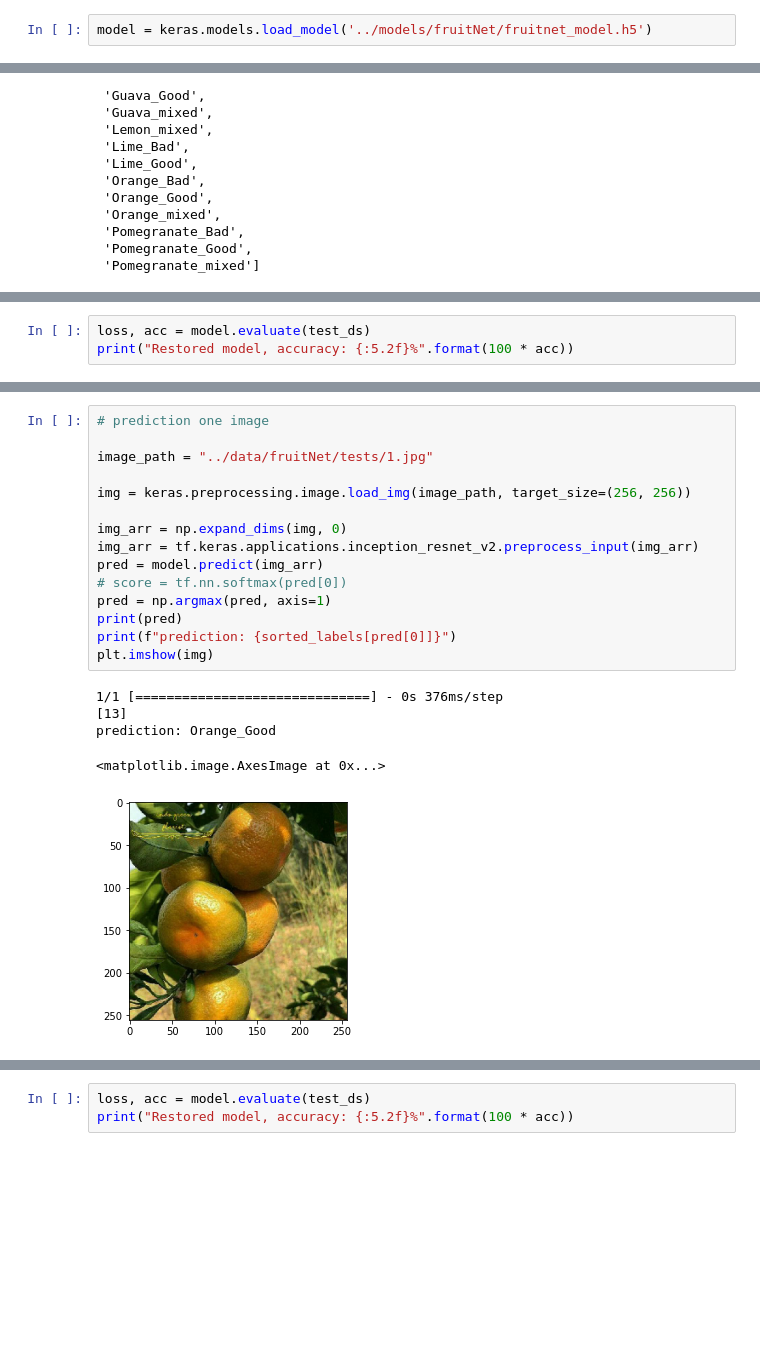
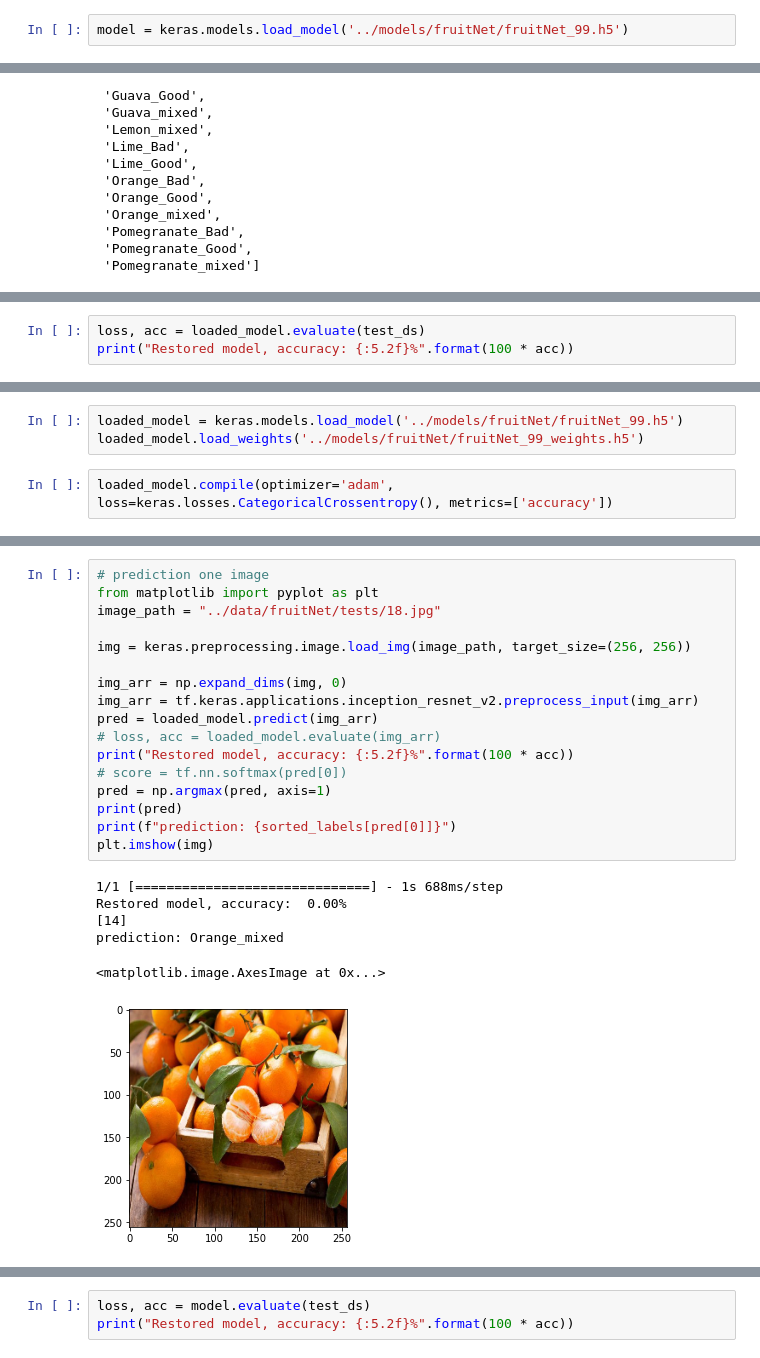
Before and after one commit to Da-Risset/product-expiration-reminder, a Jupyter notebook: notebooks/fruitNet_pred.ipynb, the cells around one changed output, grey strips where cells are left out. Saved outputs shown, nothing was run; the diff lists cells and outputs as text; blank space fills up the shorter version.

```diff
--- a/notebooks/fruitNet_pred.ipynb
+++ b/notebooks/fruitNet_pred.ipynb
@@ -3,4 +3,4 @@ import numpy as np
 import tensorflow as tf
 from tensorflow import keras
 # %%
-model = keras.models.load_model('../models/fruitNet/fruitnet_model.h5')
+model = keras.models.load_model('../models/fruitNet/fruitNet_99.h5')
@@ -104,4 +102,4 @@ sorted_labels
 # %%
-loss, acc = model.evaluate(test_ds)
+loss, acc = loaded_model.evaluate(test_ds)
 print("Restored model, accuracy: {:5.2f}%".format(100 * acc))
 # %% [output]
@@ -156,0 +182,5 @@ Apple_Good
+# %%
+loaded_model = keras.models.load_model('../models/fruitNet/fruitNet_99.h5')
+loaded_model.load_weights('../models/fruitNet/fruitNet_99_weights.h5')
+# %%
+loaded_model.compile(optimizer='adam', loss=keras.losses.CategoricalCrossentropy(), metrics=['accuracy'])
@@ -157,24 +247,27 @@ Apple_Good
 # %%
 # prediction one image
-
-image_path = "../data/fruitNet/tests/1.jpg"
+from matplotlib import pyplot as plt
+image_path = "../data/fruitNet/tests/18.jpg"
 
 img = keras.preprocessing.image.load_img(image_path, target_size=(256, 256))
 
 img_arr = np.expand_dims(img, 0)
 img_arr = tf.keras.applications.inception_resnet_v2.preprocess_input(img_arr)
-pred = model.predict(img_arr)
+pred = loaded_model.predict(img_arr)
+# loss, acc = loaded_model.evaluate(img_arr)
+print("Restored model, accuracy: {:5.2f}%".format(100 * acc))
 # score = tf.nn.softmax(pred[0])
 pred = np.argmax(pred, axis=1)
 print(pred)
 print(f"prediction: {sorted_labels[pred[0]]}")
 plt.imshow(img)
 # %% [output]
-1/1 [==============================] - 0s 376ms/step
-[13]
-prediction: Orange_Good
+1/1 [==============================] - 1s 688ms/step
+Restored model, accuracy:  0.00%
+[14]
+prediction: Orange_mixed
 <matplotlib.image.AxesImage at 0x...>
-[figure, old version]
+[figure, new version]
 # %%
 from tensorflow.keras.preprocessing import image
 from tensorflow.keras.preprocessing.image import load_img
```
Also changed, not shown: parts of 15 cells of this notebook, 6 other files.
